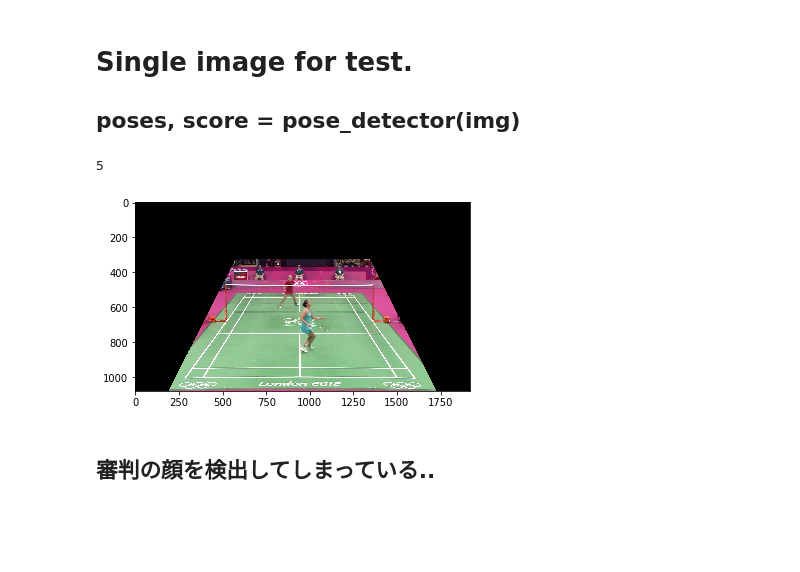
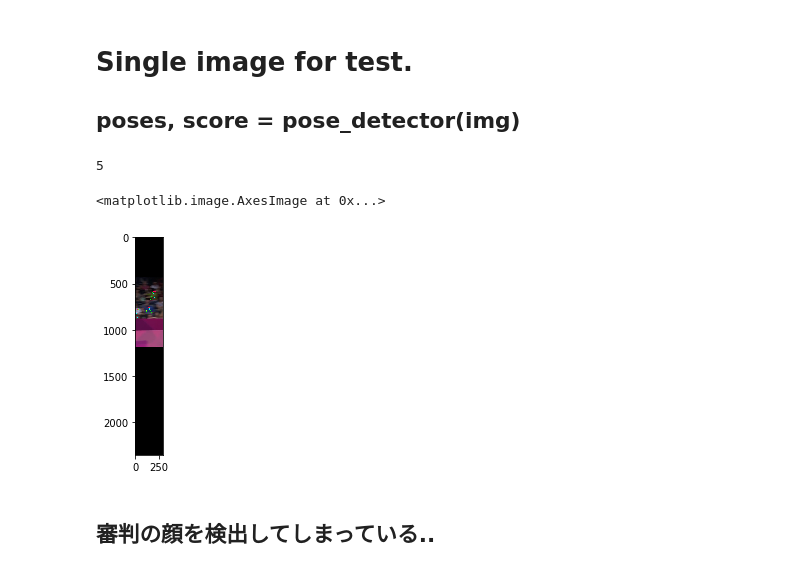
Before and after one commit to dychi/Chainer_Realtime_Multi-Person_Pose_Estimation, a Jupyter notebook: ipynb/crop_person.ipynb, the cells around one changed output. Cells and saved outputs as stored; diff of their text form; code cells hidden in the pictures; blank space fills up the shorter version.

```diff
--- a/ipynb/crop_person.ipynb
+++ b/ipynb/crop_person.ipynb
@@ -272,17 +297,24 @@ array([ 817.,  586.,  455.,  442.,    0.])
 ## poses, score = pose_detector(img)
 # %%
 # read image
-img = Image.open('../data/youtube/img_08339.png')
+img = Image.open('../../Annotations/youtube/baun/img_08404.png')
 img = np.array(img)
 # select detection area
 img, mask = select_region(img)
 # inference
 poses, scores = pose_detector(img) # posesはscoreが高い順
-plt.imshow(img)
+img = draw_person_pose(img, poses)
+
+unit, limb_length = get_unit_length(poses[0])
+cropped_img, bbox = crop_person(img, poses[0], unit)
 print(len(poses))
+# new_bbox = get_new_bbox(current_bbox_center, previous_bbox)
+cropped_img = pose_detector.crop_image(img, bbox)
+plt.imshow(cropped_img)
 # %% [output]
 5
+<matplotlib.image.AxesImage at 0x...>
-[figure, old version]
+[figure, new version]
 # %% [markdown]
 ## 審判の顔を検出してしまっている..
 # %% [markdown]
```
Also changed, not shown: parts of 8 cells of this notebook, 4 other files.
